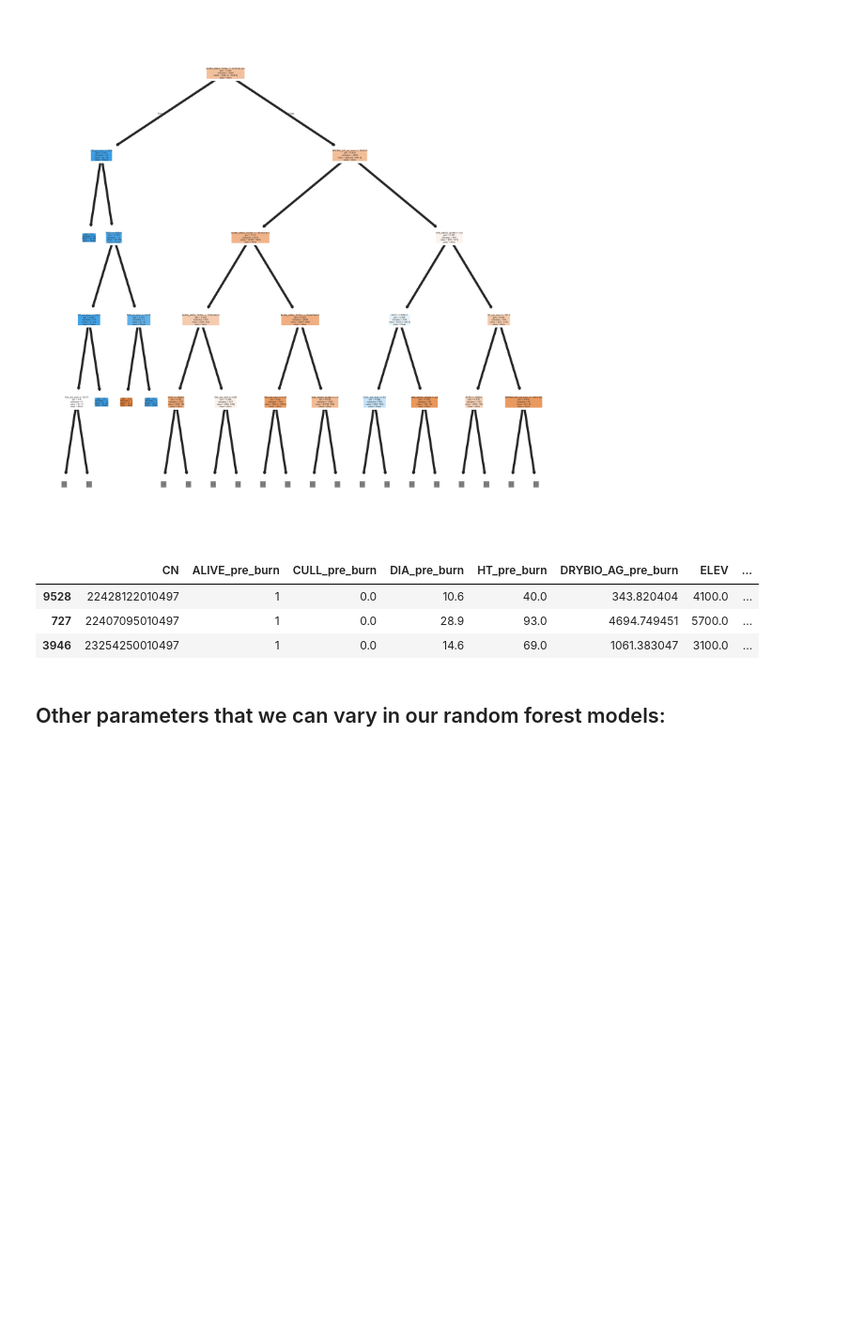
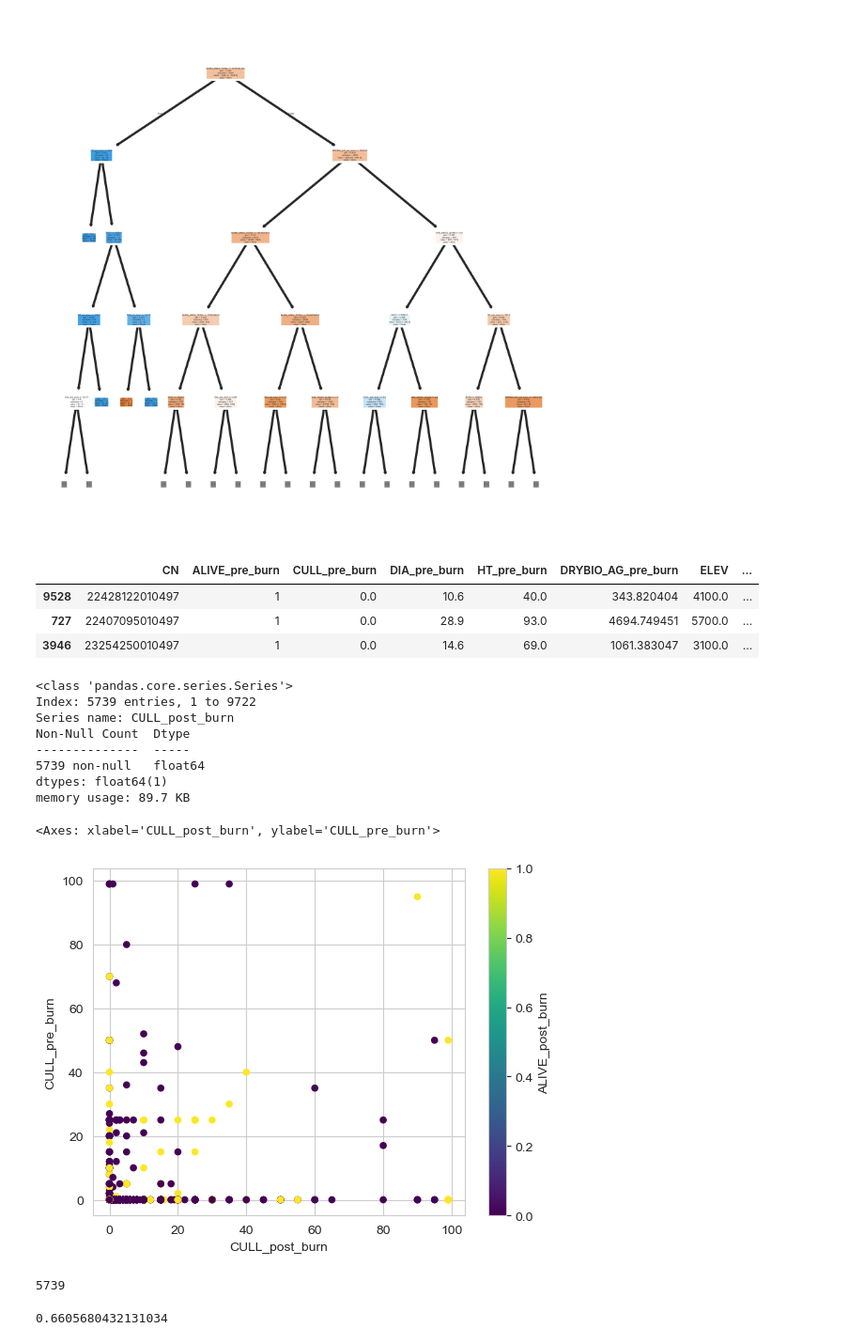
Before and after one commit to hbclad/Erdos_Trees, a Jupyter notebook: machine_learning/Henry_Analysis.ipynb, the cells around one changed output. Shown at 94% size. Drawn from its saved outputs; the diff is of its cells as text; code cells hidden in the pictures; blank space fills up the shorter version.

```diff
--- a/machine_learning/Henry_Analysis.ipynb
+++ b/machine_learning/Henry_Analysis.ipynb
@@ -209,3 +207,25 @@ from sklearn.inspection import PartialDependenceDisplay
-# %% [markdown]
-Other parameters that we can vary in our random forest models:
--
+# %%
+combined_train_drop['CULL_post_burn'].info()
+combined_train_drop.plot.scatter(x = 'CULL_post_burn',y = 'CULL_pre_burn',c = 'ALIVE_post_burn', colormap = 'viridis')
+# %% [output]
+<class 'pandas.core.series.Series'>
+Index: 5739 entries, 1 to 9722
+Series name: CULL_post_burn
+Non-Null Count  Dtype
+--------------  -----
+5739 non-null   float64
+dtypes: float64(1)
+memory usage: 89.7 KB
+<Axes: xlabel='CULL_post_burn', ylabel='CULL_pre_burn'>
+[figure, added]
+# %%
+len(combined_train_drop[combined_train_drop['CULL_post_burn'] !=0])
+
+len(combined_train_drop)
+# %% [output]
+5739
+# %%
+combined_train_drop['ALIVE_post_burn'].sum()
+1 - 1948/5739
+# %% [output]
+0.6605680432131034
```
Also changed, not shown: parts of 3 cells of this notebook, 1 other file.
